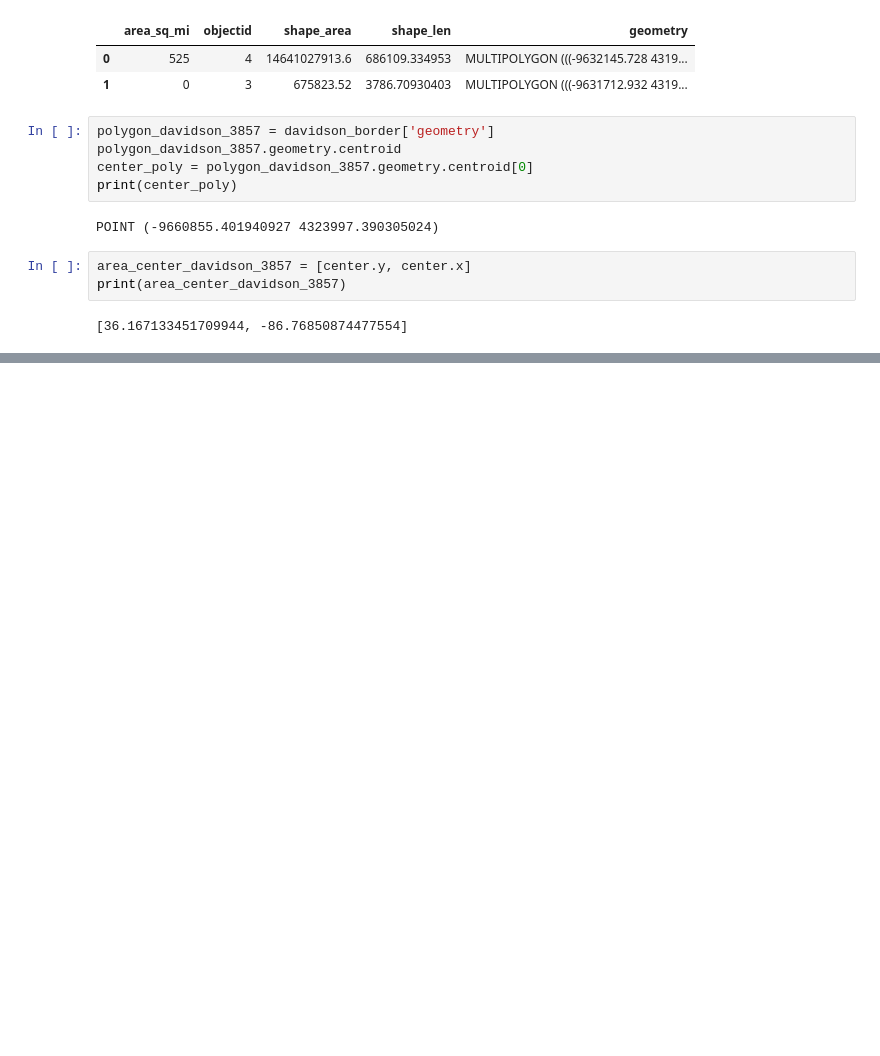
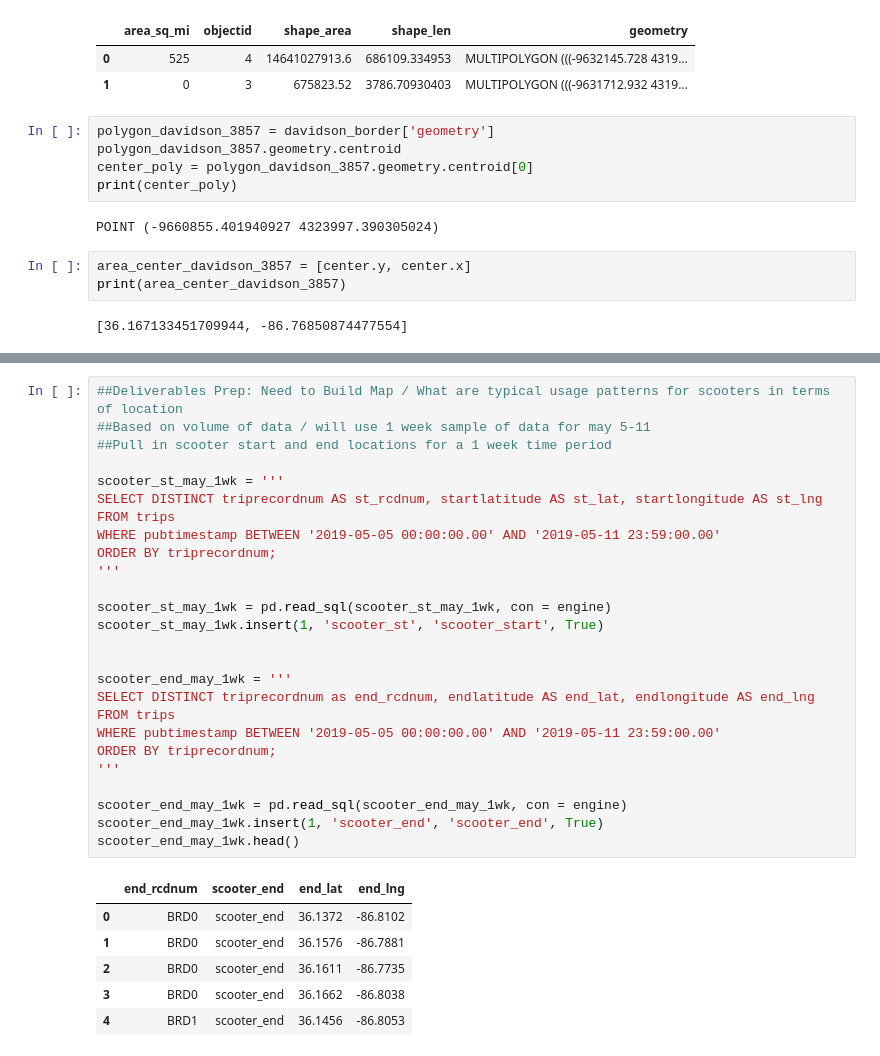
Before and after one commit to NSS-Data-Analytics-Cohort-8/scooter-partner1-witch_trial_logic, a Jupyter notebook: notebooks/sqlalchemy_deliverables.ipynb, the cells around one changed output, grey strips where cells are left out. Saved outputs shown, nothing was run; the diff lists cells and outputs as text; blank space fills up the shorter version.

Commit message:
working deliverables - end of night thurs

```diff
--- a/notebooks/sqlalchemy_deliverables.ipynb
+++ b/notebooks/sqlalchemy_deliverables.ipynb
@@ -851,0 +824,33 @@ cluster_map_nashville_scooter_1wk_rvw_minimal.save('../maps/cluster_map_nashvill
+# %%
+##Deliverables Prep: Need to Build Map / What are typical usage patterns for scooters in terms of location
+##Based on volume of data / will use 1 week sample of data for may 5-11
+##Pull in scooter start and end locations for a 1 week time period
+
+scooter_st_may_1wk = '''
+SELECT DISTINCT triprecordnum AS st_rcdnum, startlatitude AS st_lat, startlongitude AS st_lng
+FROM trips
+WHERE pubtimestamp BETWEEN '2019-05-05 00:00:00.00' AND '2019-05-11 23:59:00.00'
+ORDER BY triprecordnum;
+'''
+
+scooter_st_may_1wk = pd.read_sql(scooter_st_may_1wk, con = engine)
+scooter_st_may_1wk.insert(1, 'scooter_st', 'scooter_start', True)
+
+
+scooter_end_may_1wk = '''
+SELECT DISTINCT triprecordnum as end_rcdnum, endlatitude AS end_lat, endlongitude AS end_lng
+FROM trips
+WHERE pubtimestamp BETWEEN '2019-05-05 00:00:00.00' AND '2019-05-11 23:59:00.00'
+ORDER BY triprecordnum;
+'''
+
+scooter_end_may_1wk = pd.read_sql(scooter_end_may_1wk, con = engine)
+scooter_end_may_1wk.insert(1, 'scooter_end', 'scooter_end', True)
+scooter_end_may_1wk.head()
+# %% [output]
+|  | end_rcdnum | scooter_end | end_lat | end_lng |
+| 0 | BRD0 | scooter_end | 36.1372 | -86.8102 |
+| 1 | BRD0 | scooter_end | 36.1576 | -86.7881 |
+| 2 | BRD0 | scooter_end | 36.1611 | -86.7735 |
+| 3 | BRD0 | scooter_end | 36.1662 | -86.8038 |
+| 4 | BRD1 | scooter_end | 36.1456 | -86.8053 |
```
Also changed, not shown: parts of 3 cells of this notebook.
